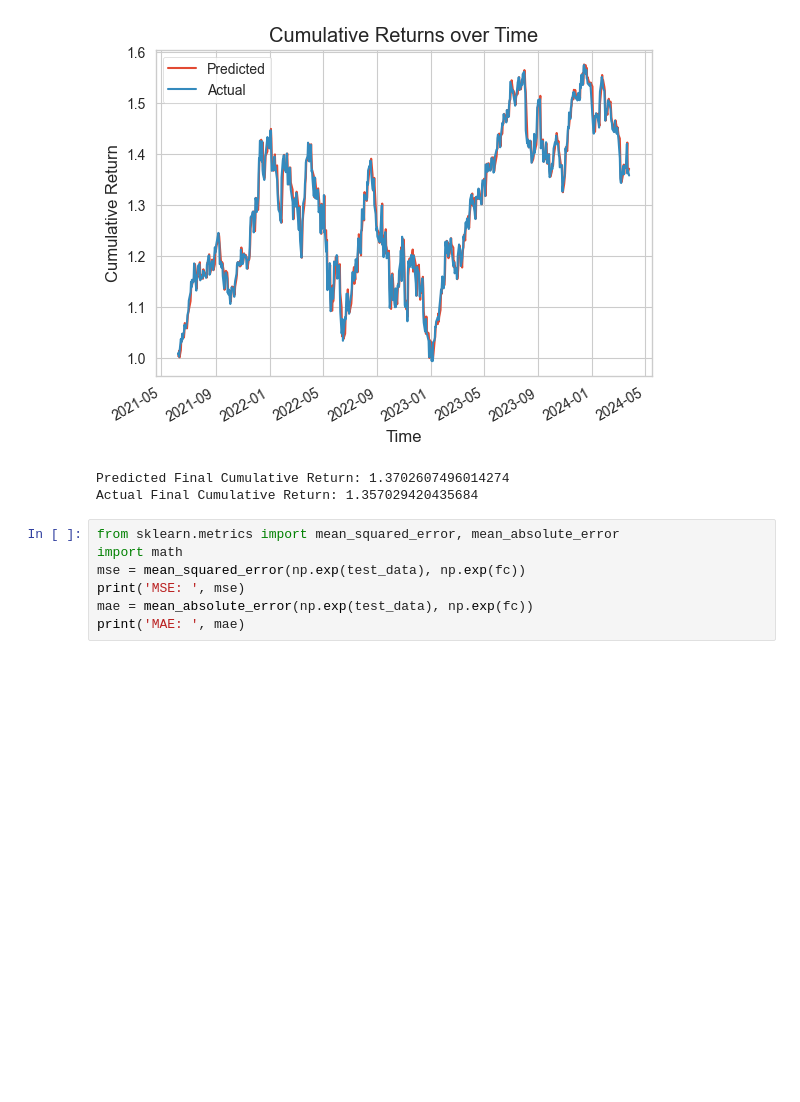
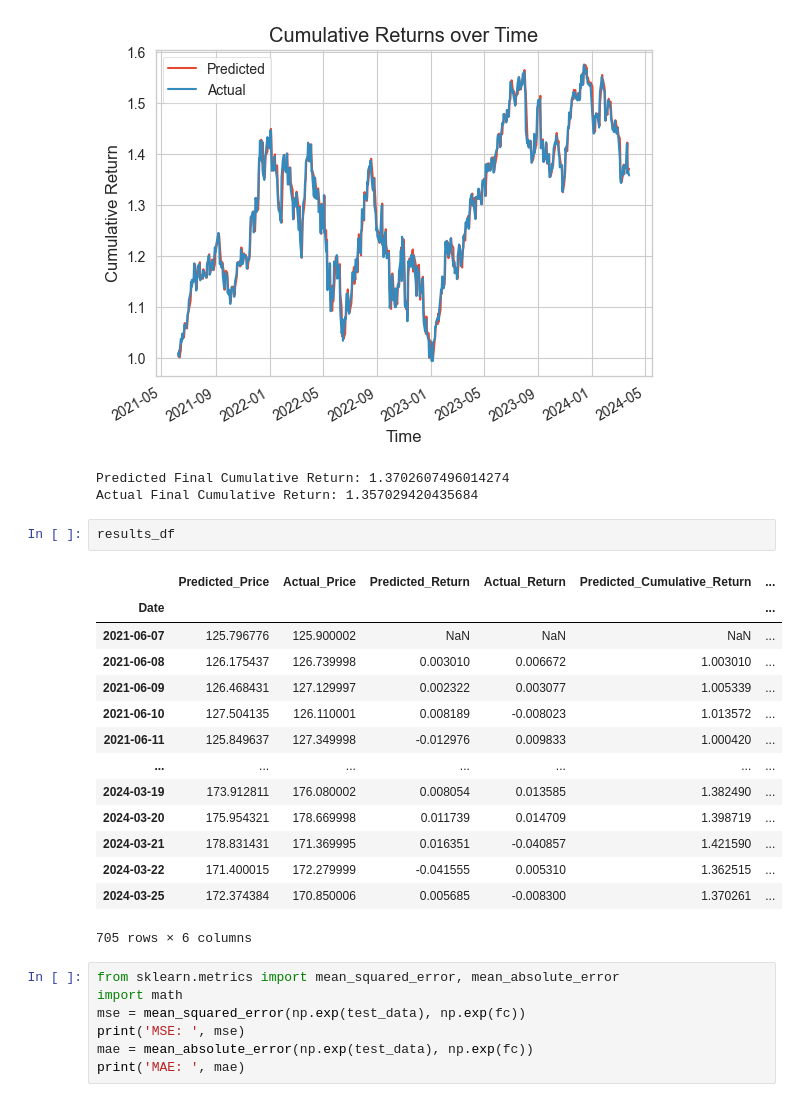
Before and after one commit to OckJuWon0831/won-trading-room, a Jupyter notebook: backend/model/ARIMA.ipynb, the cells around one changed output. Drawn from its saved outputs; the diff is of its cells as text; blank space fills up the shorter version.

```diff
--- a/backend/model/ARIMA.ipynb
+++ b/backend/model/ARIMA.ipynb
@@ -334,6 +263,23 @@ print(f"Actual Final Cumulative Return: {actual_final_return}")
 [figure]
 Predicted Final Cumulative Return: 1.3702607496014274
 Actual Final Cumulative Return: 1.357029420435684
+# %%
+results_df
+# %% [output]
+|  | Predicted_Price | Actual_Price | Predicted_Return | Actual_Return | Predicted_Cumulative_Return | ... |
+| Date |  |  |  |  |  | ... |
+| 2021-06-07 | 125.796776 | 125.900002 | NaN | NaN | NaN | ... |
+| 2021-06-08 | 126.175437 | 126.739998 | 0.003010 | 0.006672 | 1.003010 | ... |
+| 2021-06-09 | 126.468431 | 127.129997 | 0.002322 | 0.003077 | 1.005339 | ... |
+| 2021-06-10 | 127.504135 | 126.110001 | 0.008189 | -0.008023 | 1.013572 | ... |
+| 2021-06-11 | 125.849637 | 127.349998 | -0.012976 | 0.009833 | 1.000420 | ... |
+| ... | ... | ... | ... | ... | ... | ... |
+| 2024-03-19 | 173.912811 | 176.080002 | 0.008054 | 0.013585 | 1.382490 | ... |
+| 2024-03-20 | 175.954321 | 178.669998 | 0.011739 | 0.014709 | 1.398719 | ... |
+| 2024-03-21 | 178.831431 | 171.369995 | 0.016351 | -0.040857 | 1.421590 | ... |
+| 2024-03-22 | 171.400015 | 172.279999 | -0.041555 | 0.005310 | 1.362515 | ... |
+| 2024-03-25 | 172.374384 | 170.850006 | 0.005685 | -0.008300 | 1.370261 | ... |
+705 rows × 6 columns
 # %%
 from sklearn.metrics import mean_squared_error, mean_absolute_error
 import math
```
Also changed, not shown: parts of 5 cells of this notebook, 5 other files.
